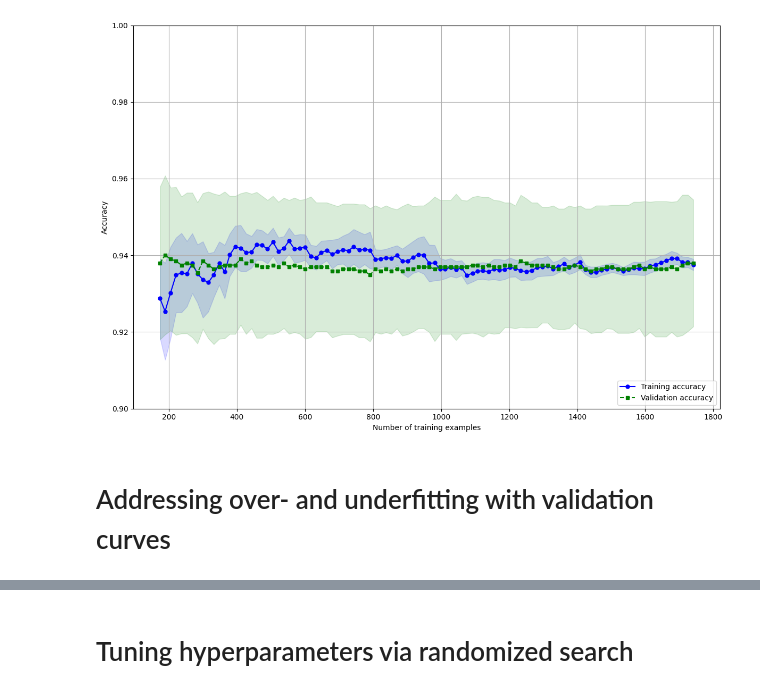
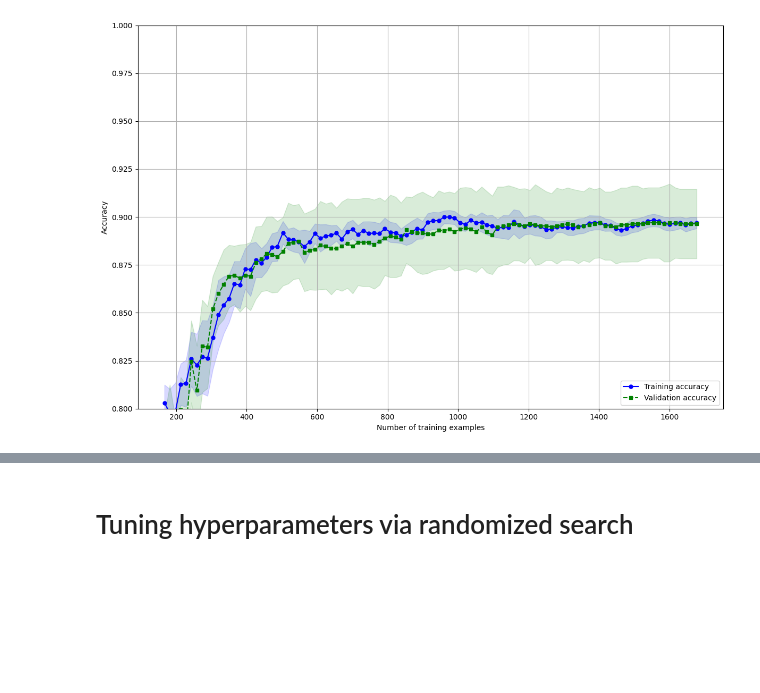
Before and after one commit to RJLA/GeoAI-ISPRS-SS, a Jupyter notebook: II.7.HyperParameter-Tuning.ipynb, the cells around one changed output, grey strips where cells are left out. Drawn from its saved outputs; the diff is of its cells as text; code cells hidden in the pictures; blank space fills up the shorter version.

```diff
--- a/II.7.HyperParameter-Tuning.ipynb
+++ b/II.7.HyperParameter-Tuning.ipynb
@@ -12,8 +14,8 @@ model_ops = ModelOperations()
 pre_ops = PreProcessingOperations()
 vis_ops = VisualizeOperations()
 # %%
-X_train = pd.read_csv("csv_files/X_train_fe.csv")
-X_test = pd.read_csv("csv_files/X_test_fe.csv")
+X_train = pd.read_csv("csv_files/X_train.csv")
+X_test = pd.read_csv("csv_files/X_test.csv")
 y_train = pd.read_csv("csv_files/y_train_encoded.csv")
 y_test = pd.read_csv("csv_files/y_test_encoded.csv")
 X_train.head()
@@ -36,5 +28,0 @@ X_train_fe_scaled.head(1)
-# %%
-# apply_lda using 3 components
-X_train_lda, X_test_lda = pre_ops.apply_lda(
-    X_train_fe_scaled, y_train, X_test_fe_scaled, n_components=3
-)
@@ -42,0 +29,3 @@ X_train_lda, X_test_lda = pre_ops.apply_lda(
+# %%
+X_train_scaled, X_test_scaled = pre_ops.scale_to_minmax(X_train, X_test)
+lr = LogisticRegression(solver='lbfgs', max_iter=10000, random_state=1)
@@ -43,5 +65,3 @@ X_train_lda, X_test_lda = pre_ops.apply_lda(
 # %%
-lr = LogisticRegression(solver='lbfgs', max_iter=1000, random_state=42)
-
-mean_acc, std_acc = model_ops.stratify_k_fold_cv(X_train_lda, y_train, 10, lr)
+mean_acc, std_acc = model_ops.stratify_k_fold_cv(X_train_scaled, y_train, 10, lr)
 # %% [output]
@@ -60,8 +103,6 @@ CV accuracy: 0.937 +/- 0.016
 # %%
-ylim = [0.9, 1.0]
-train_sizes, train_mean, train_std, test_mean, test_std = model_ops.compute_metrics_for_learning_curve(X_train_lda, y_train, lr)
+ylim = [0.8, 1.0]
+train_sizes, train_mean, train_std, test_mean, test_std = model_ops.compute_metrics_for_learning_curve(X_train_scaled, y_train, lr)
 vis_ops.plot_learning_curve(train_sizes, train_mean, train_std, test_mean, test_std, ylim)
 # %% [output]
-[figure, old version]
+[figure, new version]
-# %% [markdown]
-# Addressing over- and underfitting with validation curves
```
Also changed, not shown: parts of 18 cells of this notebook, 17 other files.
